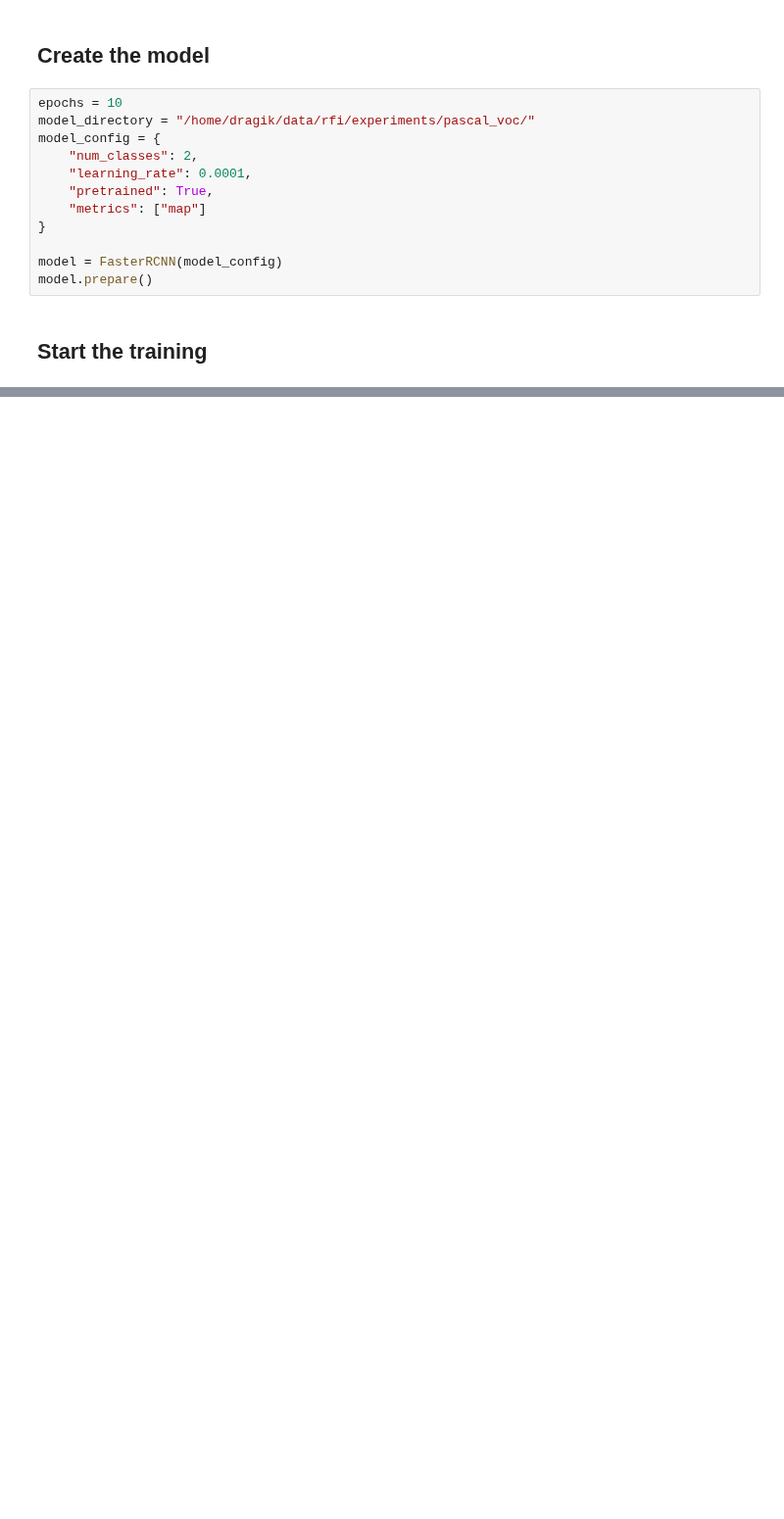
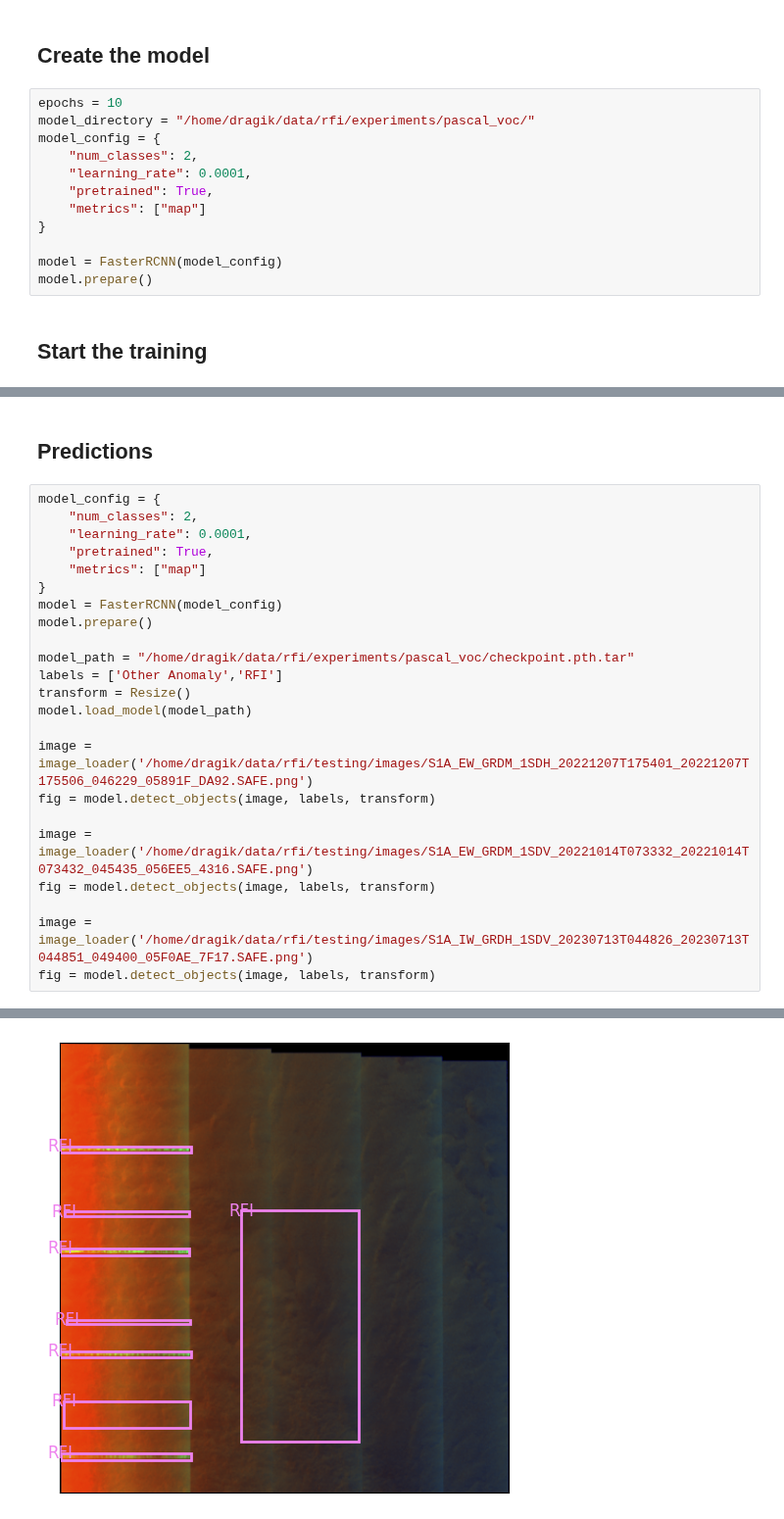
Before and after one commit to biasvariancelabs/aitlas, a Jupyter notebook: examples/object_detection_example_rfi_ai4qc_pascal.ipynb, the cells around one changed output, grey strips where cells are left out. Shown at 98% size. Cells and saved outputs as stored; diff of their text form; blank space fills up the shorter version.

```diff
--- a/examples/object_detection_example_rfi_ai4qc_pascal.ipynb
+++ b/examples/object_detection_example_rfi_ai4qc_pascal.ipynb
@@ -97,0 +141,26 @@ epoch: 2, time: 158, loss:  0.26313
+# %% [markdown]
+## Predictions
+# %%
+model_config = {
+    "num_classes": 2,
+    "learning_rate": 0.0001,
+    "pretrained": True,
+    "metrics": ["map"]
+}
+model = FasterRCNN(model_config)
+model.prepare()
+
+model_path = "/home/dragik/data/rfi/experiments/pascal_voc/checkpoint.pth.tar"
+labels = ['Other Anomaly','RFI']
+transform = Resize()
+model.load_model(model_path)
+
+image = image_loader('/home/dragik/data/rfi/testing/images/S1A_EW_GRDM_1SDH_20221207T175401_20221207T175506_046229_05891F_DA92.SAFE.png')
+fig = model.detect_objects(image, labels, transform)
+
+image = image_loader('/home/dragik/data/rfi/testing/images/S1A_EW_GRDM_1SDV_20221014T073332_20221014T073432_045435_056EE5_4316.SAFE.png')
+fig = model.detect_objects(image, labels, transform)
+
+image = image_loader('/home/dragik/data/rfi/testing/images/S1A_IW_GRDH_1SDV_20230713T044826_20230713T044851_049400_05F0AE_7F17.SAFE.png')
+fig = model.detect_objects(image, labels, transform)
+# %% [output]
@@ -97,0 +169 @@ epoch: 2, time: 158, loss:  0.26313
+[figure, added]
```
Also changed, not shown: parts of 6 cells of this notebook, 3 other files.
